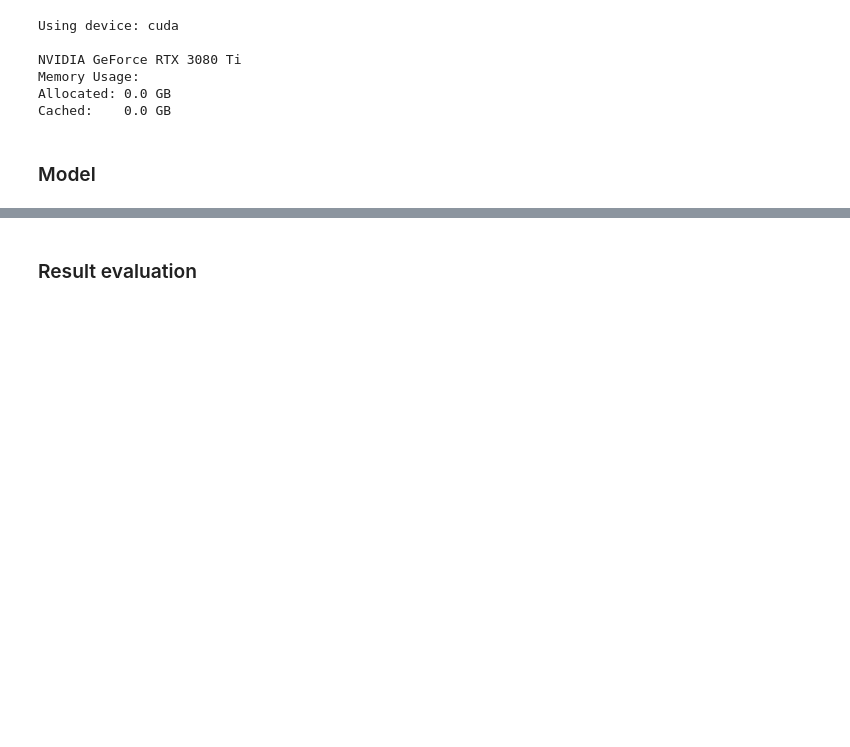
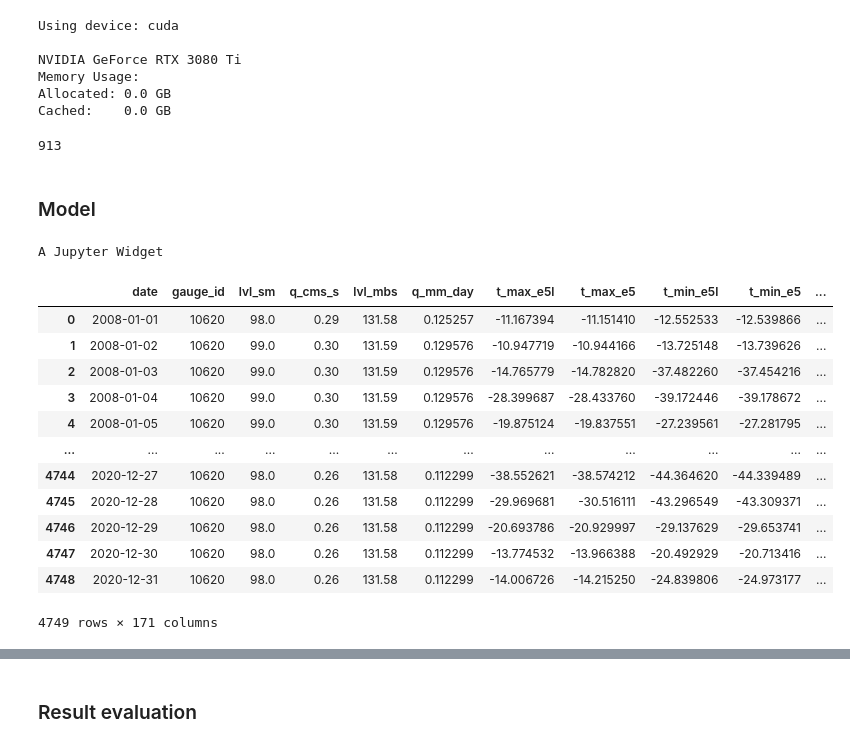
Before and after one commit to dmbrmv/my_dissertation, a Jupyter notebook: forecast/model_launch.ipynb, the cells around one changed output, grey strips where cells are left out. Cells and saved outputs as stored; diff of their text form; code cells hidden in the pictures; blank space fills up the shorter version.

```diff
--- a/forecast/model_launch.ipynb
+++ b/forecast/model_launch.ipynb
@@ -63,6 +63,12 @@ NVIDIA GeForce RTX 3080 Ti
 Memory Usage:
 Allocated: 0.0 GB
 Cached:    0.0 GB
+# %%
+import glob
+gauge_id
+glob.glob(f'./single_gauge/{gauge_id}_tft/*/*/checkpoints/*.ckpt')
+# %% [output]
+913
 # %% [markdown]
 ### Model
 # %%
@@ -107,0 +115,22 @@ def interpretation_for_gauge(interp_dict: dict,
+# %%
+open_for_tft(
+        nc_files=[nc_file],
+        static_path='../geo_data/attributes/geo_vector.csv',
+        area_index=ws_file.index,
+        meteo_predictors=meteo_input,
+        hydro_target=hydro_target, allow_nan=True)
+# %% [output]
+A Jupyter Widget
+|  | date | gauge_id | lvl_sm | q_cms_s | lvl_mbs | q_mm_day | t_max_e5l | t_max_e5 | t_min_e5l | t_min_e5 | ... |
+| 0 | 2008-01-01 | 10620 | 98.0 | 0.29 | 131.58 | 0.125257 | -11.167394 | -11.151410 | -12.552533 | -12.539866 | ... |
+| 1 | 2008-01-02 | 10620 | 99.0 | 0.30 | 131.59 | 0.129576 | -10.947719 | -10.944166 | -13.725148 | -13.739626 | ... |
+| 2 | 2008-01-03 | 10620 | 99.0 | 0.30 | 131.59 | 0.129576 | -14.765779 | -14.782820 | -37.482260 | -37.454216 | ... |
+| 3 | 2008-01-04 | 10620 | 99.0 | 0.30 | 131.59 | 0.129576 | -28.399687 | -28.433760 | -39.172446 | -39.178672 | ... |
+| 4 | 2008-01-05 | 10620 | 99.0 | 0.30 | 131.59 | 0.129576 | -19.875124 | -19.837551 | -27.239561 | -27.281795 | ... |
+| ... | ... | ... | ... | ... | ... | ... | ... | ... | ... | ... | ... |
+| 4744 | 2020-12-27 | 10620 | 98.0 | 0.26 | 131.58 | 0.112299 | -38.552621 | -38.574212 | -44.364620 | -44.339489 | ... |
+| 4745 | 2020-12-28 | 10620 | 98.0 | 0.26 | 131.58 | 0.112299 | -29.969681 | -30.516111 | -43.296549 | -43.309371 | ... |
+| 4746 | 2020-12-29 | 10620 | 98.0 | 0.26 | 131.58 | 0.112299 | -20.693786 | -20.929997 | -29.137629 | -29.653741 | ... |
+| 4747 | 2020-12-30 | 10620 | 98.0 | 0.26 | 131.58 | 0.112299 | -13.774532 | -13.966388 | -20.492929 | -20.713416 | ... |
+| 4748 | 2020-12-31 | 10620 | 98.0 | 0.26 | 131.58 | 0.112299 | -14.006726 | -14.215250 | -24.839806 | -24.973177 | ... |
+4749 rows × 171 columns
```
Also changed, not shown: parts of 11 cells of this notebook, 59 other files.
